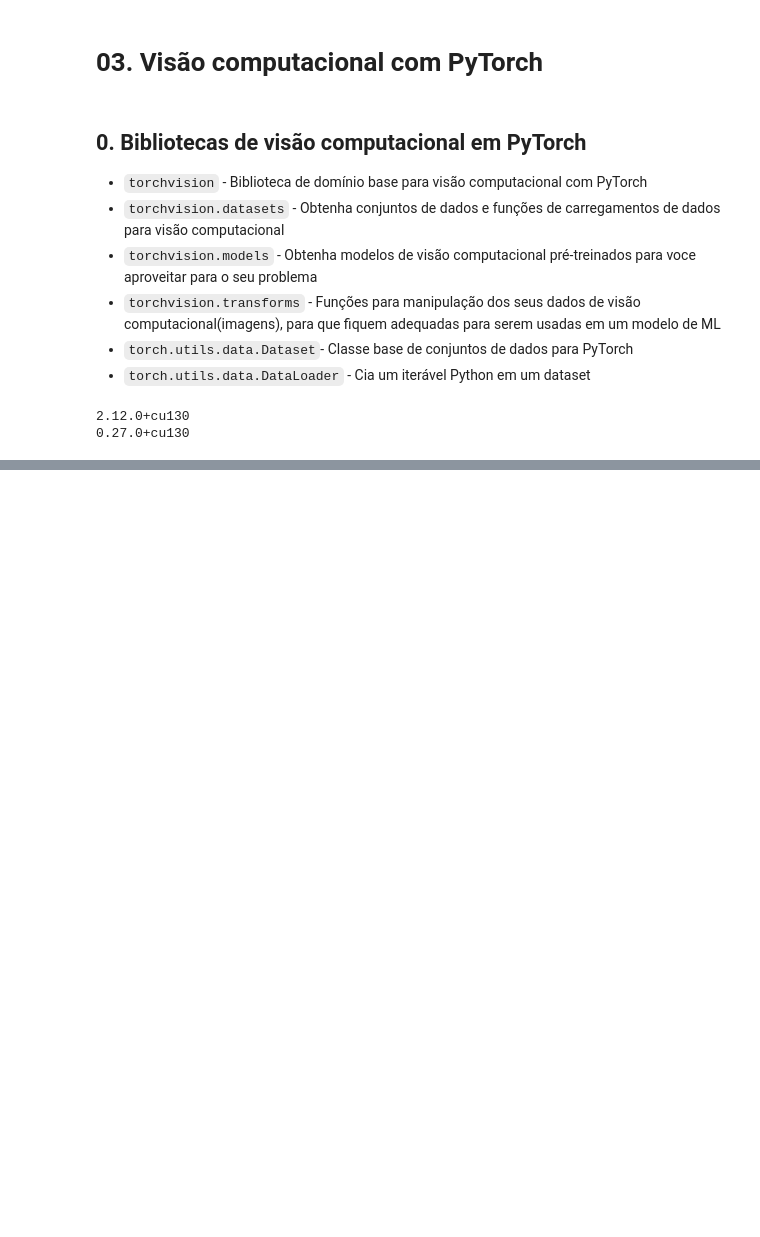
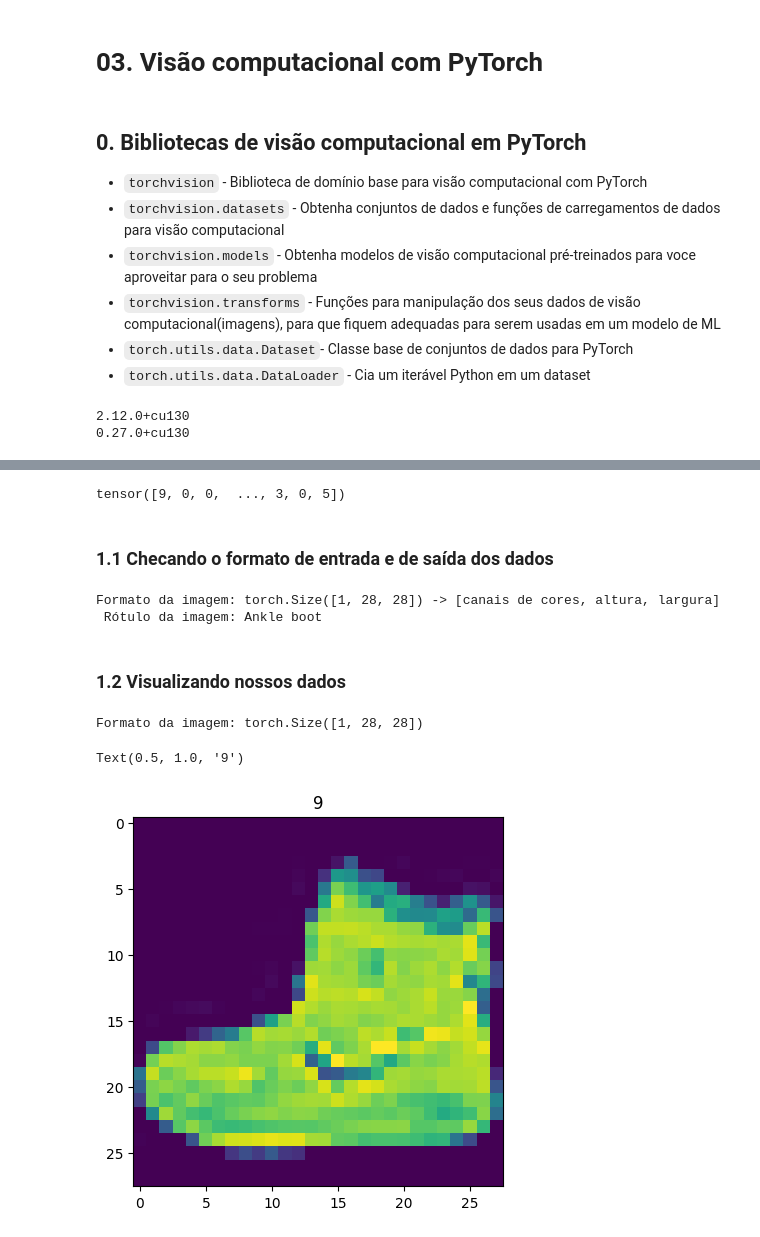
Before and after one commit to lucasget/estudos-pytorch, a Jupyter notebook: codigo.ipynb, the cells around one changed output, grey strips where cells are left out. Cells and saved outputs as stored; diff of their text form; code cells hidden in the pictures; blank space fills up the shorter version.

```diff
--- a/codigo.ipynb
+++ b/codigo.ipynb
@@ -3317,0 +3322,17 @@ print(torchvision.__version__)
+# %%
+# Configurar dados de treinamento
+train_data = datasets.FashionMNIST(
+    root = "data", # Onde fazer o download dos dados
+    train = True, # Queremos o conjunto de dados de treinamento?
+    download = True, # Queremos fazer o download (sim/não)?
+    transform = torchvision.transforms.ToTensor(), # Como queremos transformar os dados?
+    target_transform = None # Como queremos transformar os rótulos/alvos?
+)
+
+test_data = datasets.FashionMNIST(
+    root = "data",
+    train = False,
+    download = True,
+    transform = ToTensor(),
+    target_transform = None
+)
@@ -3317,0 +3399,25 @@ print(torchvision.__version__)
+# %%
+train_data.targets
+# %% [output]
+tensor([9, 0, 0,  ..., 3, 0, 5])
+# %% [markdown]
+### 1.1 Checando o formato de entrada e de saída dos dados
+# %%
+# Checar o formato da nossa imagem
+print(f"Formato da imagem: {image.shape} -> [canais de cores, altura, largura]")
+print(f" Rótulo da imagem: {class_names[label]}")
+# %% [output]
+Formato da imagem: torch.Size([1, 28, 28]) -> [canais de cores, altura, largura]
+ Rótulo da imagem: Ankle boot
+# %% [markdown]
+### 1.2 Visualizando nossos dados
+# %%
+import matplotlib.pyplot as plt
+image, label = train_data[0]
+print(f"Formato da imagem: {image.shape}")
+plt.imshow(image.squeeze())
+plt.title(label)
+# %% [output]
+Formato da imagem: torch.Size([1, 28, 28])
+Text(0.5, 1.0, '9')
+[figure, added]
```
Also changed, not shown: parts of 20 cells of this notebook, 8 other files.
